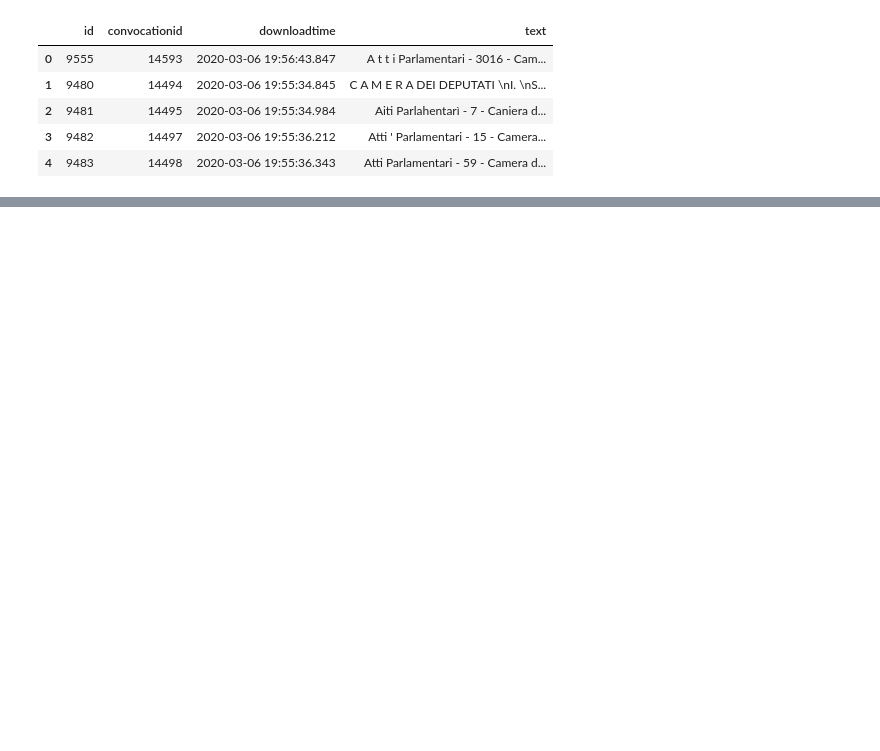
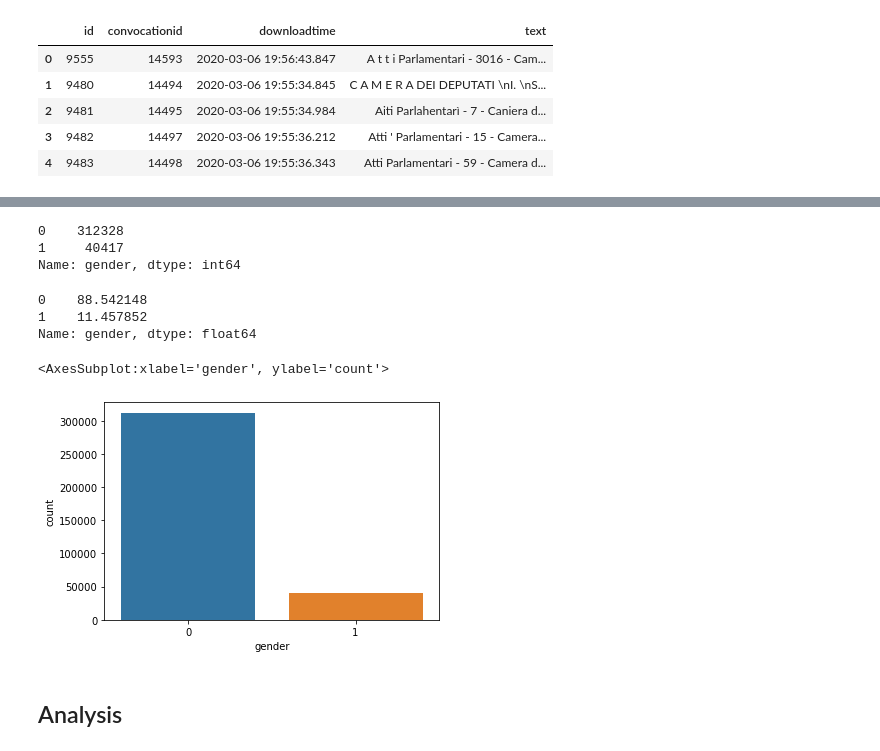
Before and after one commit to aliceiordache/gender-politics, a Jupyter notebook: gender_politics.ipynb, the cells around one changed output, grey strips where cells are left out. Saved outputs shown, nothing was run; the diff lists cells and outputs as text; code cells hidden in the pictures; blank space fills up the shorter version.

```diff
--- a/gender_politics.ipynb
+++ b/gender_politics.ipynb
@@ -280,0 +372,23 @@ memory usage: 18.5+ MB
+# %%
+#We get the gender of each deputy
+#We consider first the combination surname_name; we take all indexes of rows of records which correspond to this structure;
+#if we get a result we stick with the gender we found.
+#If we don't find any correspondence, we get to the next structure name_surname; lastly, we only consider surname.
+#If we don't find no matches whatsoever, we leave it empty.
+
+def get_dep_sex(x):
+    idxs = df_1.loc[df_1.surname_name.isin([x.deputy])].index.tolist()
+    if (len(idxs) > 0):
+        return df_1.iloc[idxs[0]].genere
+    else:
+        idxs = df_1.loc[df_1.name_surname.isin([x.deputy])].index.tolist()
+        if (len(idxs) > 0):
+            return df_1.iloc[idxs[0]].genere
+        else:
+            idxs = df_1.loc[df_1.cognome.isin([x.deputy])].index.tolist()
+            if (len(idxs) > 0):
+                return df_1.iloc[idxs[0]].genere
+            else:
+                return ""
+# %%
+df_speeches["gender"] = df_speeches.progress_apply(get_dep_sex, axis=1)
@@ -280,0 +425,19 @@ memory usage: 18.5+ MB
+# %%
+#Remove speeches of which we couldn't find the gender of the deputy
+df_speeches.drop(df_speeches.loc[df_speeches["gender"]==""].index, inplace=True)
+# %%
+# Binarize labels
+df_speeches.gender = df_speeches.gender.parallel_apply(lambda x: 0 if x == "male" else 1)
+# %%
+df_speeches.gender.value_counts()
+# %% [output]
+0    312328
+1     40417
+Name: gender, dtype: int64
+# %%
+# Get proportion of speech per gender
+df_speeches.gender.value_counts(normalize=True)*100
+# %% [output]
+0    88.542148
+1    11.457852
+Name: gender, dtype: float64
@@ -280,0 +446,8 @@ memory usage: 18.5+ MB
+# %%
+#Distr gender of deputies of the speeches of the legis we are analyzing
+sns.countplot(df_speeches.gender)
+# %% [output]
+<AxesSubplot:xlabel='gender', ylabel='count'>
+[figure, added]
+# %% [markdown]
+## Analysis
```
Also changed, not shown: parts of 174 cells of this notebook, 2 other files.
